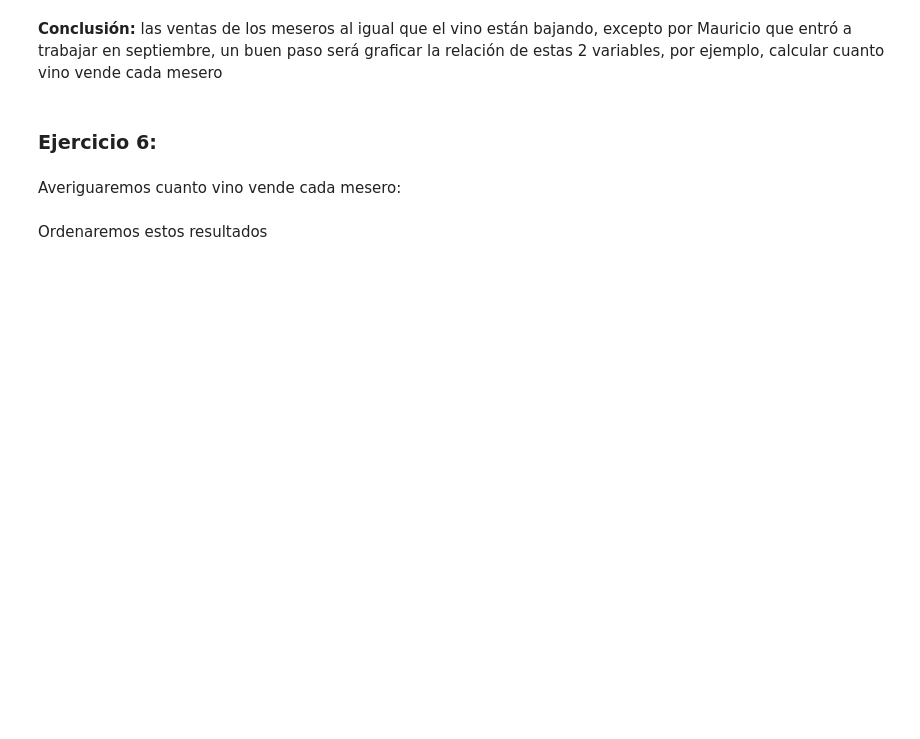
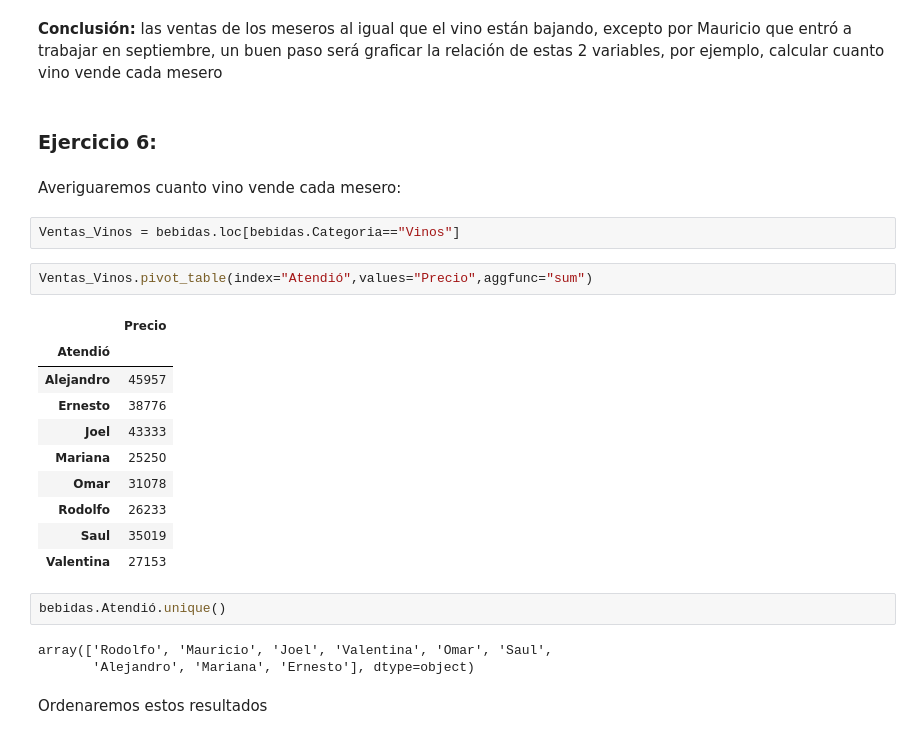
Before and after one commit to alcazarpedro/project_numpy_pandas, a Jupyter notebook: pandas_dtascience/6_Proyecto final/Proyecto Final.ipynb, the cells around one changed output. Drawn from its saved outputs; the diff is of its cells as text; blank space fills up the shorter version.

```diff
--- a/pandas_dtascience/6_Proyecto final/Proyecto Final.ipynb
+++ b/pandas_dtascience/6_Proyecto final/Proyecto Final.ipynb
@@ -174,5 +193,25 @@ __Conclusión:__ las ventas de los meseros al igual que el vino están bajando,
 ### Ejercicio 6:
 # %% [markdown]
 Averiguaremos cuanto vino vende cada mesero:
+# %%
+Ventas_Vinos = bebidas.loc[bebidas.Categoria=="Vinos"]
+# %%
+Ventas_Vinos.pivot_table(index="Atendió",values="Precio",aggfunc="sum")
+# %% [output]
+|  | Precio |
+| Atendió |  |
+| Alejandro | 45957 |
+| Ernesto | 38776 |
+| Joel | 43333 |
+| Mariana | 25250 |
+| Omar | 31078 |
+| Rodolfo | 26233 |
+| Saul | 35019 |
+| Valentina | 27153 |
+# %%
+bebidas.Atendió.unique()
+# %% [output]
+array(['Rodolfo', 'Mauricio', 'Joel', 'Valentina', 'Omar', 'Saul',
+       'Alejandro', 'Mariana', 'Ernesto'], dtype=object)
 # %% [markdown]
 Ordenaremos estos resultados
```
Also changed, not shown: parts of 3 cells of this notebook.
